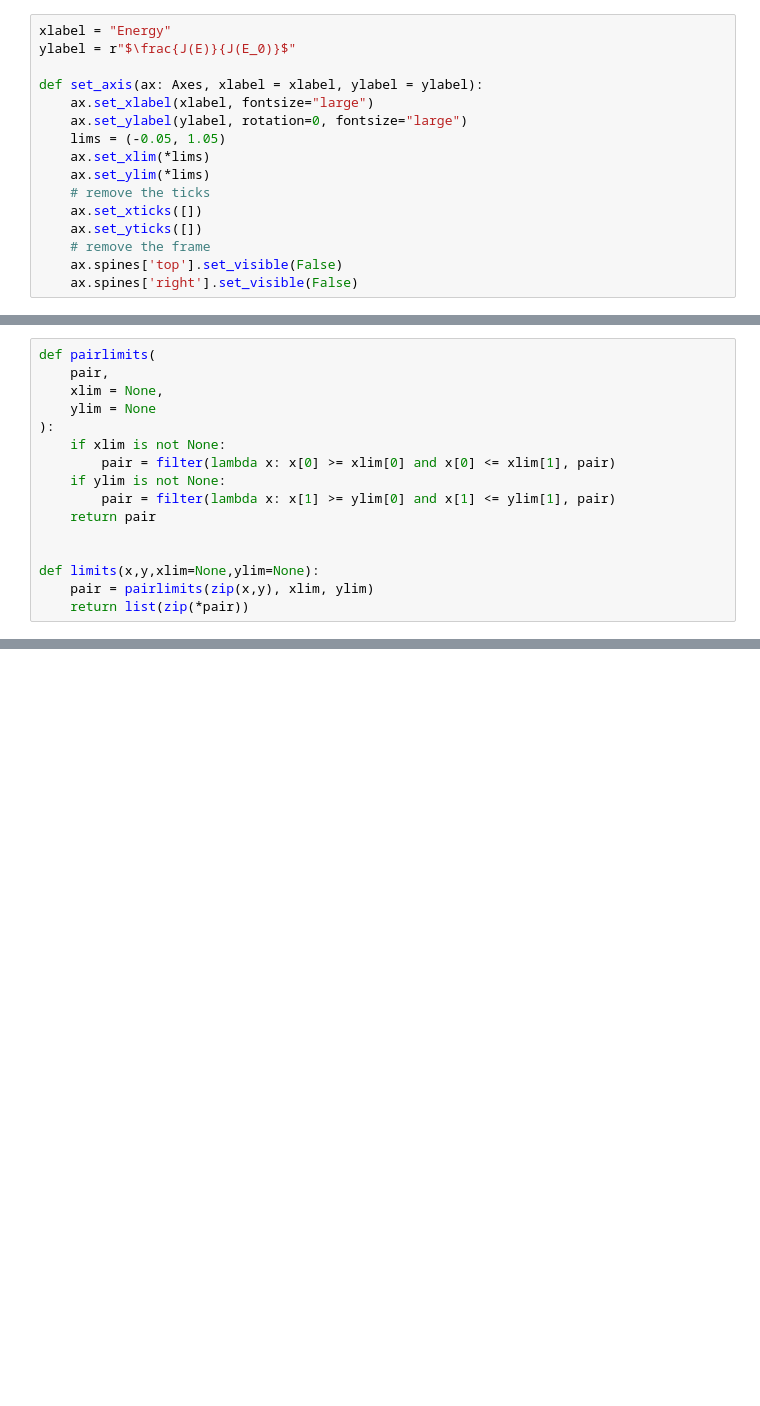
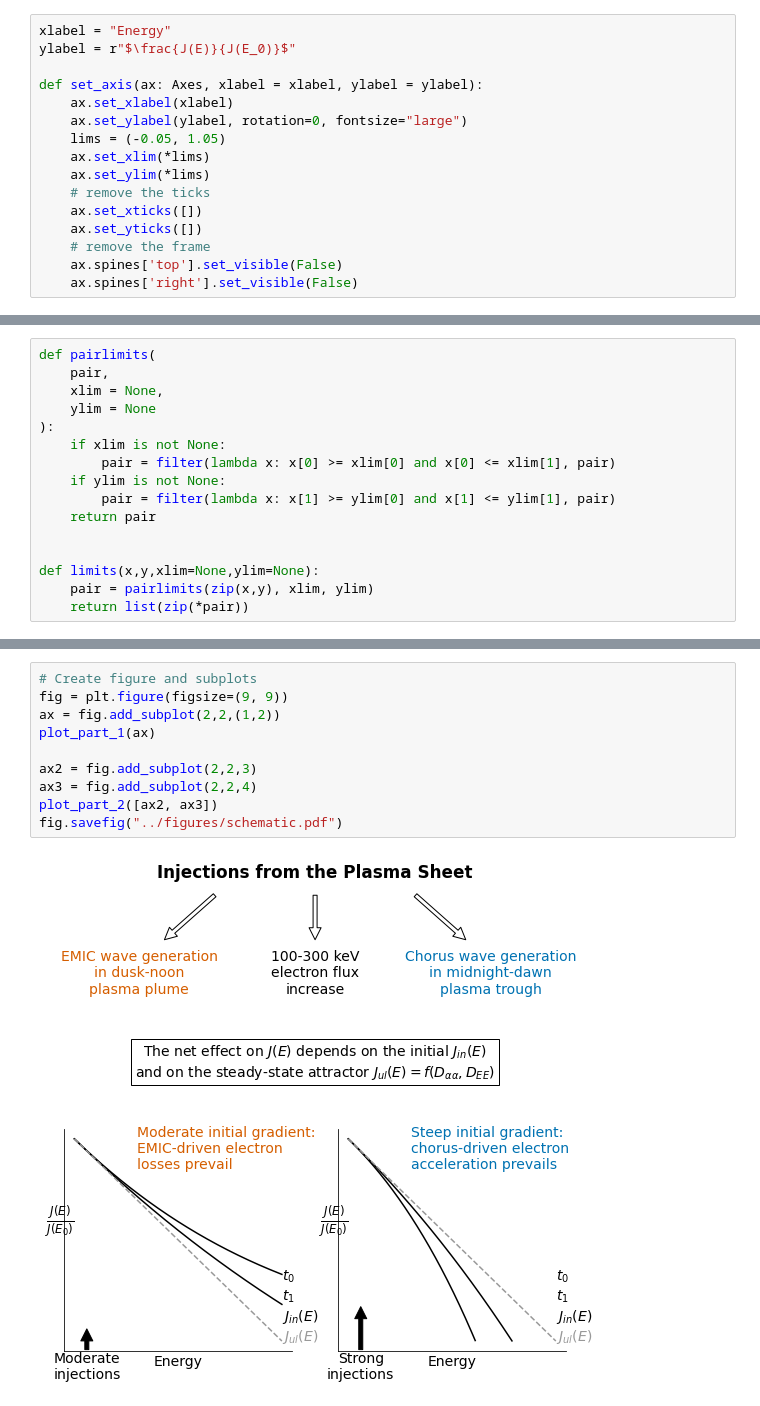
Before and after one commit to Beforerr/EMIC_multi-satellites_study, a Jupyter notebook: nbs/100_plot.ipynb, the cells around one changed output, grey strips where cells are left out. Saved outputs shown, nothing was run; the diff lists cells and outputs as text; blank space fills up the shorter version.

```diff
--- a/nbs/100_plot.ipynb
+++ b/nbs/100_plot.ipynb
@@ -30,7 +67,7 @@ xlabel = "Energy"
 ylabel = r"$\frac{J(E)}{J(E_0)}$"
 
 def set_axis(ax: Axes, xlabel = xlabel, ylabel = ylabel):
-    ax.set_xlabel(xlabel, fontsize="large")
+    ax.set_xlabel(xlabel)
     ax.set_ylabel(ylabel, rotation=0, fontsize="large")
     lims = (-0.05, 1.05)
     ax.set_xlim(*lims)
@@ -137,0 +158,12 @@ fig.savefig("../figures/schematic.pdf")
+# %%
+# Create figure and subplots
+fig = plt.figure(figsize=(9, 9))
+ax = fig.add_subplot(2,2,(1,2))
+plot_part_1(ax)
+
+ax2 = fig.add_subplot(2,2,3)
+ax3 = fig.add_subplot(2,2,4)
+plot_part_2([ax2, ax3])
+fig.savefig("../figures/schematic.pdf")
+# %% [output]
+[figure, added]
```
Also changed, not shown: parts of 8 cells of this notebook, 2 other files.
